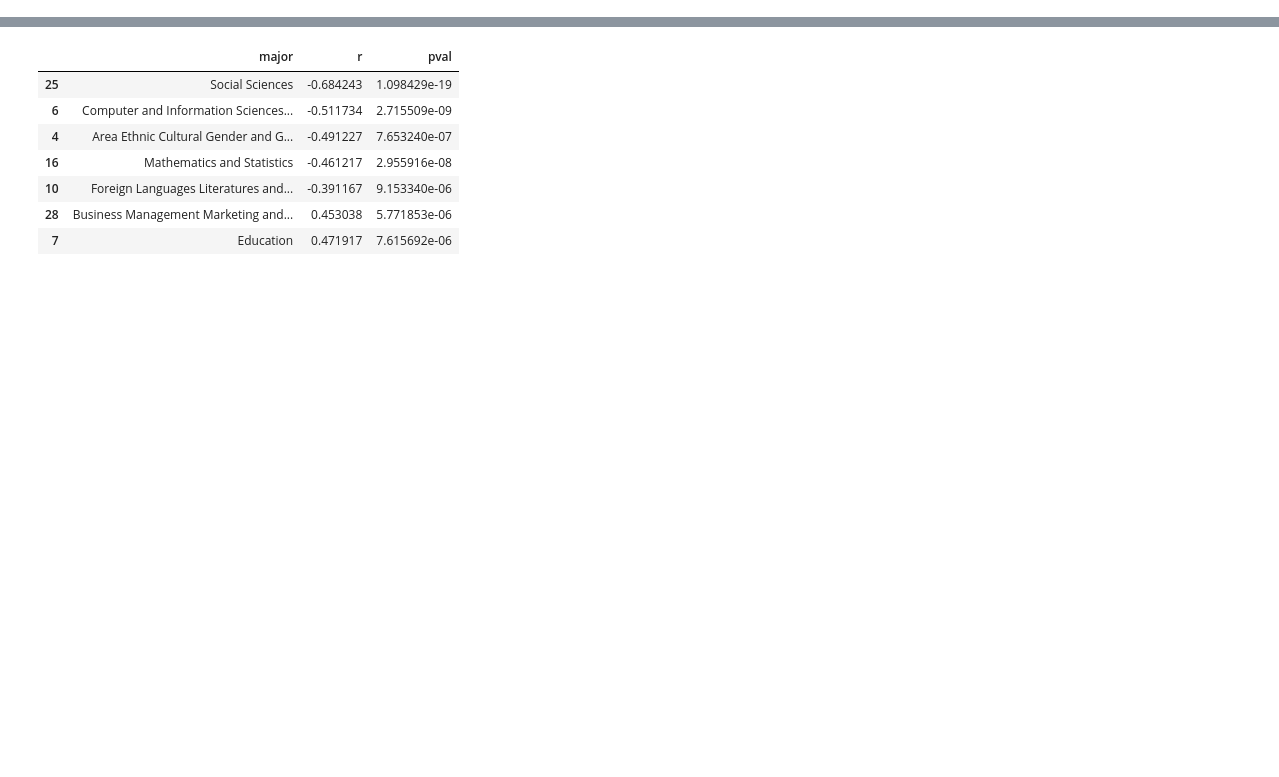
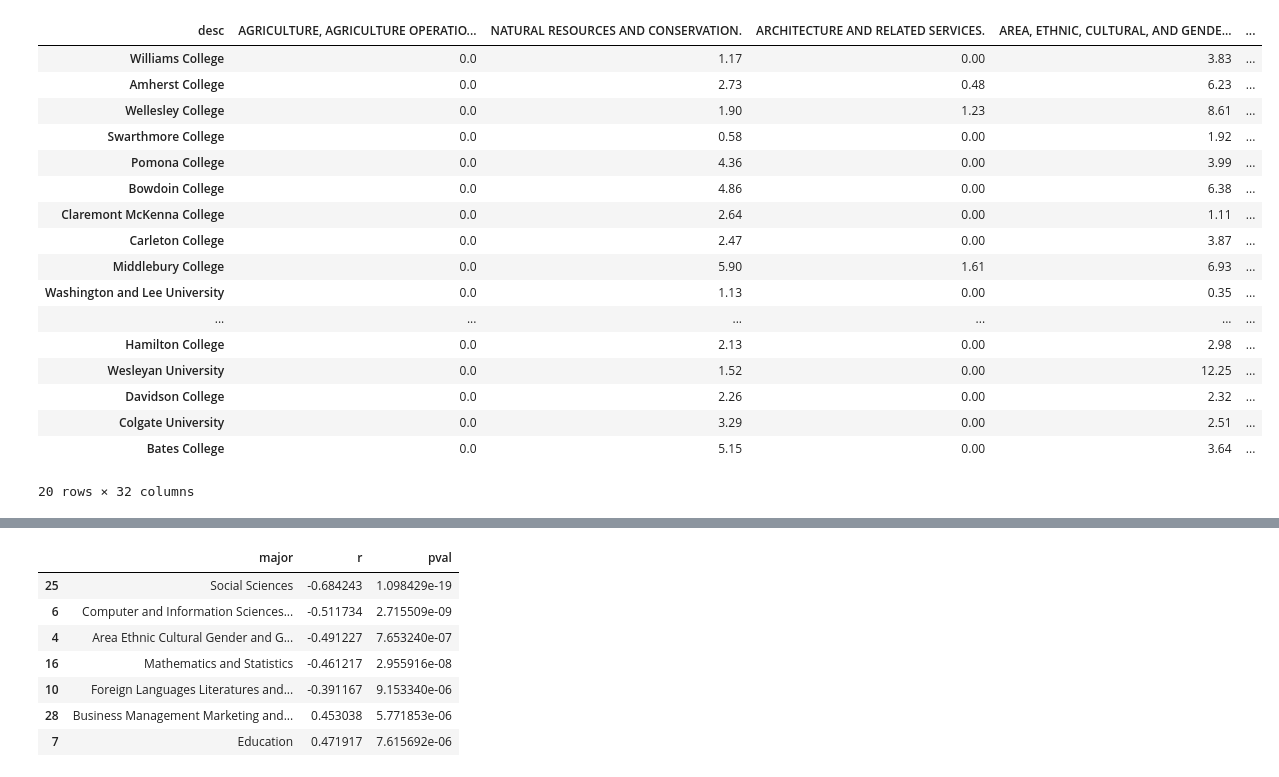
Before and after one commit to jmasontaylor/Education, a Jupyter notebook: src/Majors.ipynb, the cells around one changed output, grey strips where cells are left out. Cells and saved outputs as stored; diff of their text form; code cells hidden in the pictures; blank space fills up the shorter version.

```diff
--- a/src/Majors.ipynb
+++ b/src/Majors.ipynb
@@ -6,0 +116,21 @@ from scipy.stats import pearsonr, spearmanr
+# %%
+top100LA[:20]
+# %% [output]
+| desc | AGRICULTURE, AGRICULTURE OPERATIO... | NATURAL RESOURCES AND CONSERVATION. | ARCHITECTURE AND RELATED SERVICES. | AREA, ETHNIC, CULTURAL, AND GENDE... | ... |
+| Williams College | 0.0 | 1.17 | 0.00 | 3.83 | ... |
+| Amherst College | 0.0 | 2.73 | 0.48 | 6.23 | ... |
+| Wellesley College | 0.0 | 1.90 | 1.23 | 8.61 | ... |
+| Swarthmore College | 0.0 | 0.58 | 0.00 | 1.92 | ... |
+| Pomona College | 0.0 | 4.36 | 0.00 | 3.99 | ... |
+| Bowdoin College | 0.0 | 4.86 | 0.00 | 6.38 | ... |
+| Claremont McKenna College | 0.0 | 2.64 | 0.00 | 1.11 | ... |
+| Carleton College | 0.0 | 2.47 | 0.00 | 3.87 | ... |
+| Middlebury College | 0.0 | 5.90 | 1.61 | 6.93 | ... |
+| Washington and Lee University | 0.0 | 1.13 | 0.00 | 0.35 | ... |
+| ... | ... | ... | ... | ... | ... |
+| Hamilton College | 0.0 | 2.13 | 0.00 | 2.98 | ... |
+| Wesleyan University | 0.0 | 1.52 | 0.00 | 12.25 | ... |
+| Davidson College | 0.0 | 2.26 | 0.00 | 2.32 | ... |
+| Colgate University | 0.0 | 3.29 | 0.00 | 2.51 | ... |
+| Bates College | 0.0 | 5.15 | 0.00 | 3.64 | ... |
+20 rows × 32 columns
```
Also changed, not shown: parts of 9 cells of this notebook, 1 other file.
